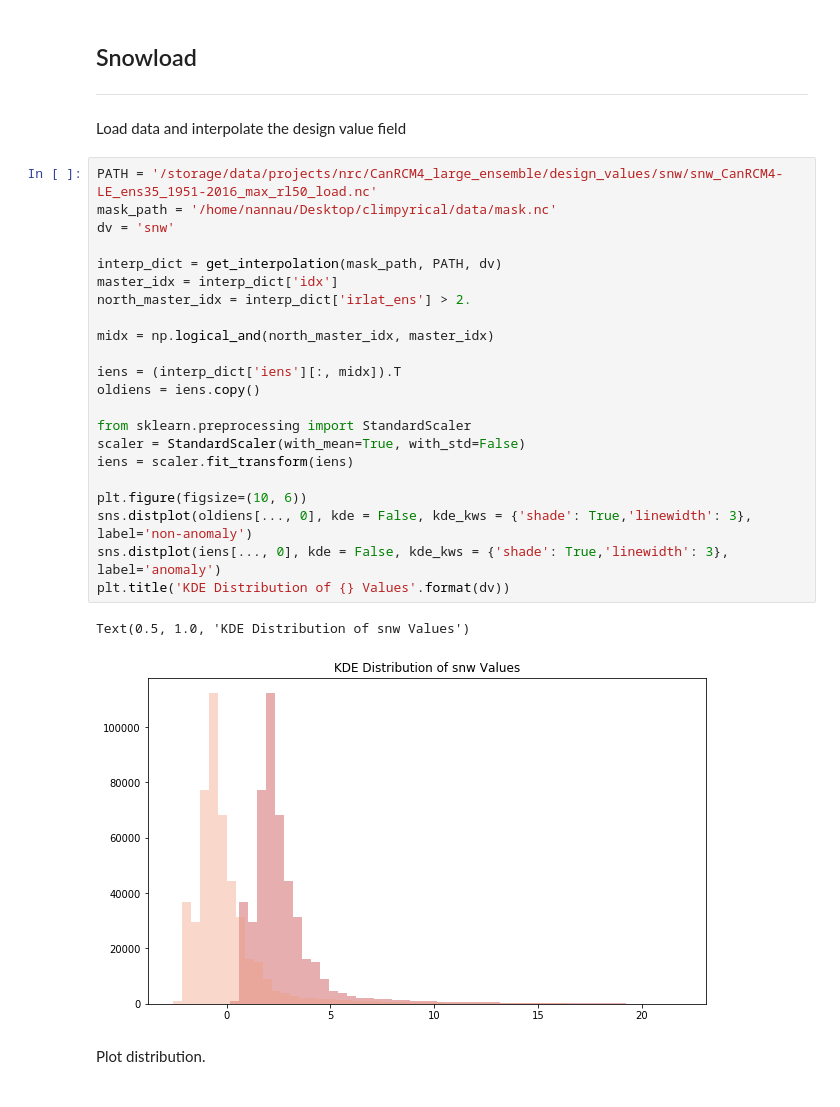
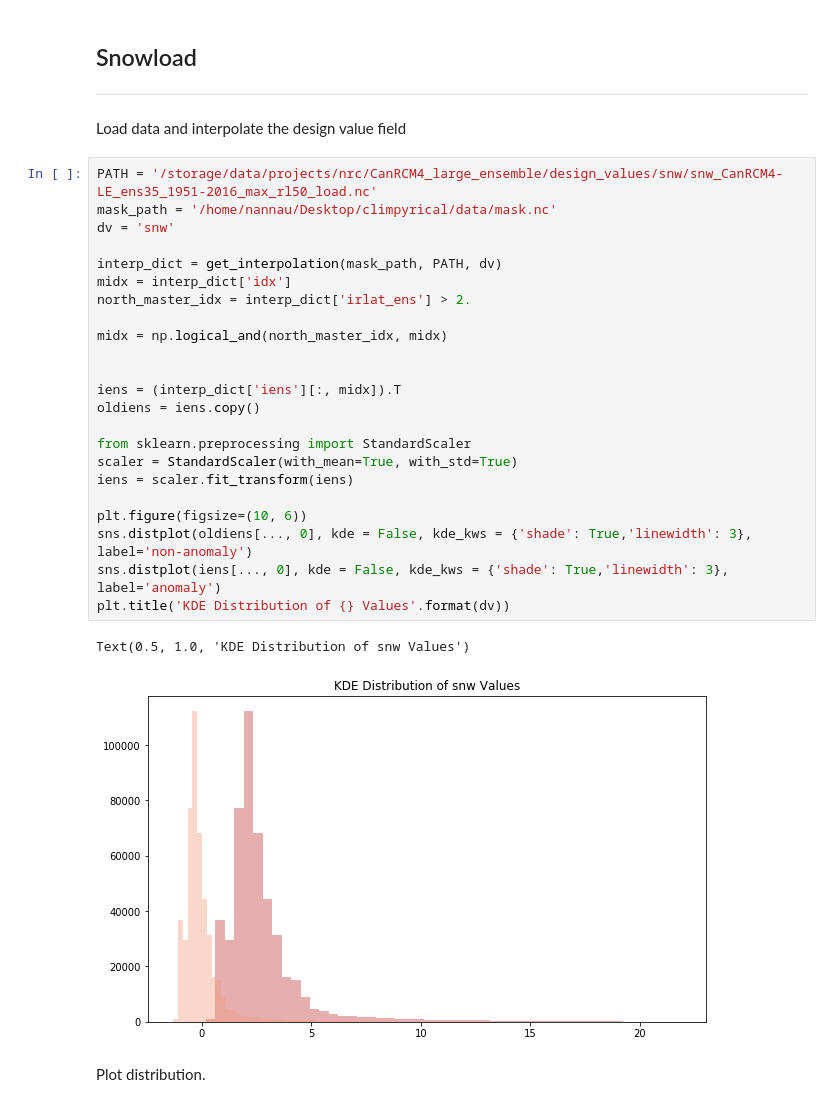
Before and after one commit to pacificclimate/climpyrical, a Jupyter notebook: notebooks/snow.ipynb, the cells around one changed output. Drawn from its saved outputs; the diff is of its cells as text.

Commit message:
Domain restricted, anomally, standardized field

```diff
--- a/notebooks/snow.ipynb
+++ b/notebooks/snow.ipynb
@@ -28,28 +28,29 @@ Load data and interpolate the design value field
 # %%
 PATH = '/storage/data/projects/nrc/CanRCM4_large_ensemble/design_values/snw/snw_CanRCM4-LE_ens35_1951-2016_max_rl50_load.nc'
 mask_path = '/home/nannau/Desktop/climpyrical/data/mask.nc'
 dv = 'snw'
 
 interp_dict = get_interpolation(mask_path, PATH, dv)
-master_idx = interp_dict['idx']
+midx = interp_dict['idx']
 north_master_idx = interp_dict['irlat_ens'] > 2.
 
-midx = np.logical_and(north_master_idx, master_idx)
+midx = np.logical_and(north_master_idx, midx)
+
 
 iens = (interp_dict['iens'][:, midx]).T
 oldiens = iens.copy()
 
 from sklearn.preprocessing import StandardScaler
-scaler = StandardScaler(with_mean=True, with_std=False)
+scaler = StandardScaler(with_mean=True, with_std=True)
 iens = scaler.fit_transform(iens)
 
 plt.figure(figsize=(10, 6))
 sns.distplot(oldiens[..., 0], kde = False, kde_kws = {'shade': True,'linewidth': 3}, label='non-anomaly')
 sns.distplot(iens[..., 0], kde = False, kde_kws = {'shade': True,'linewidth': 3}, label='anomaly')
 plt.title('KDE Distribution of {} Values'.format(dv))
 # %% [output]
 Text(0.5, 1.0, 'KDE Distribution of snw Values')
-[figure, old version]
+[figure, new version]
 # %% [markdown]
 Plot distribution.
 # %% [markdown]
```
Also changed, not shown: parts of 6 cells of this notebook.
